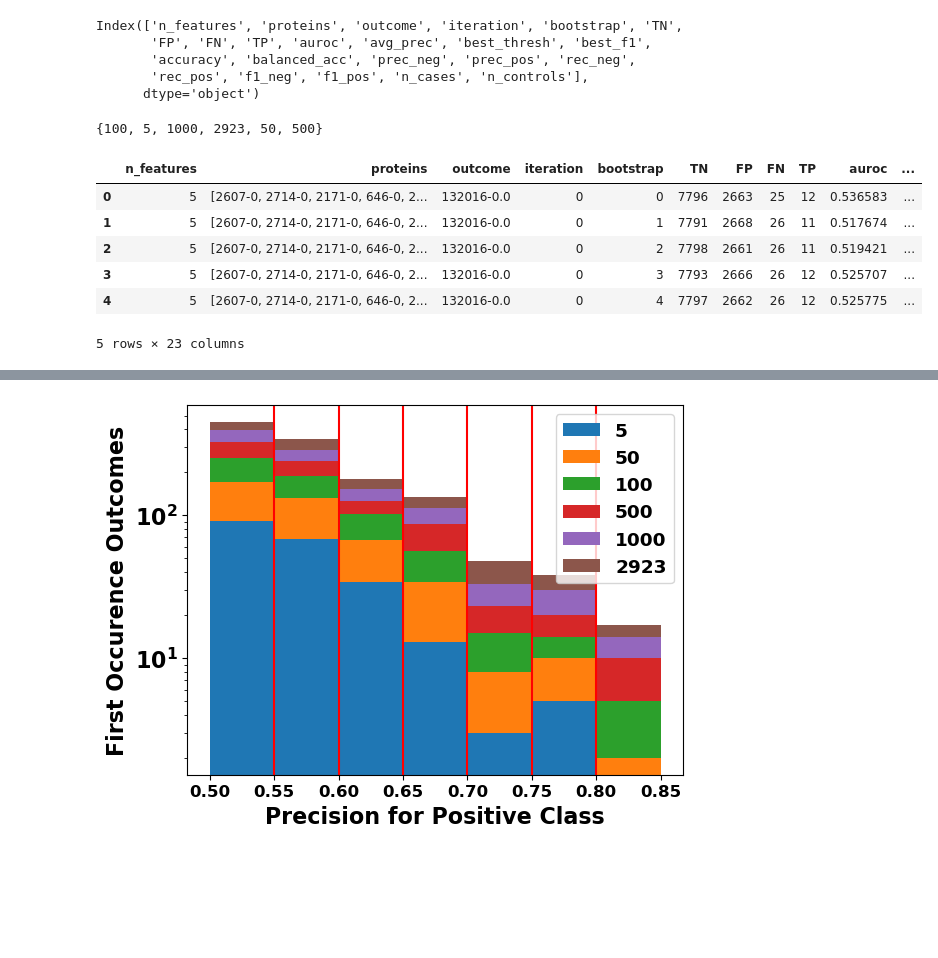
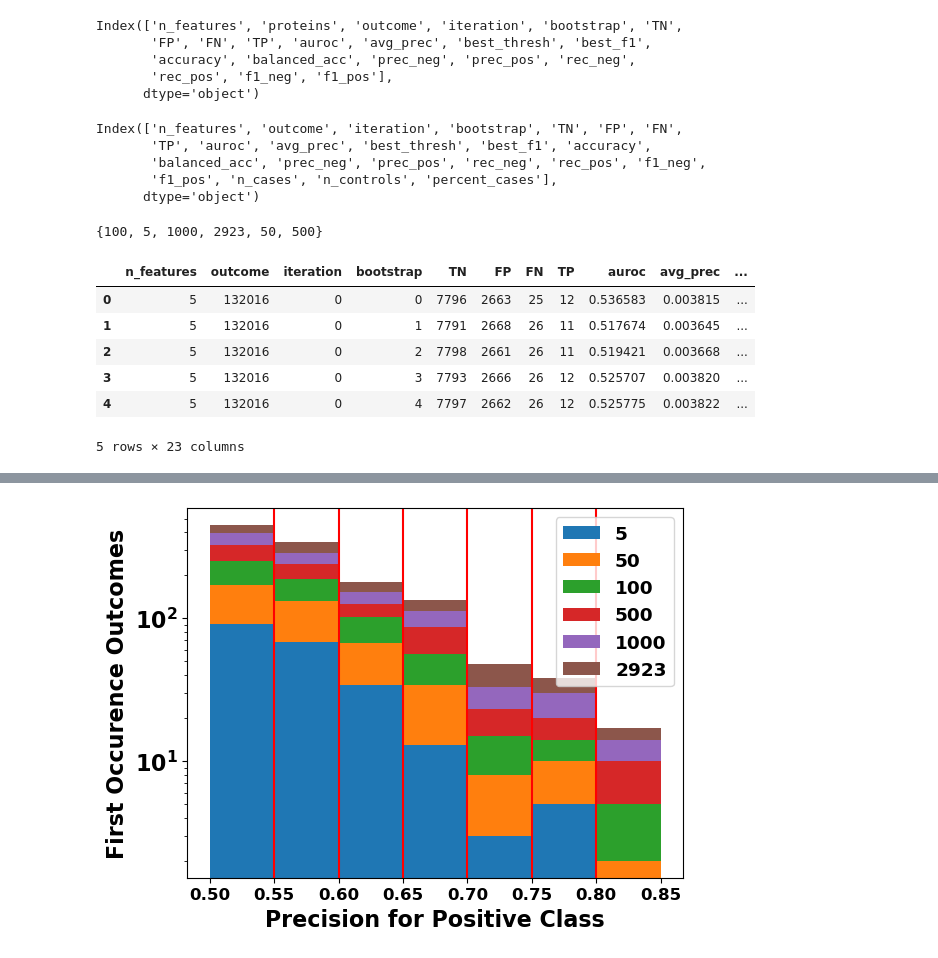
Before and after one commit to RandallJEllis/rfb, a Jupyter notebook: rfb.ipynb, the cells around one changed output, grey strips where cells are left out. Drawn from its saved outputs; the diff is of its cells as text; code cells hidden in the pictures; blank space fills up the shorter version.

```diff
--- a/rfb.ipynb
+++ b/rfb.ipynb
@@ -43,0 +23,2 @@ res['n_controls'] = res.FP + res.TN
+# %%
+df = pd.read_parquet('../tidy_data/bootstrap/full_bs_results.parquet')
@@ -44,20 +36,32 @@ res['n_controls'] = res.FP + res.TN
 # %%
-res.columns
+df2.columns
 # %% [output]
 Index(['n_features', 'proteins', 'outcome', 'iteration', 'bootstrap', 'TN',
        'FP', 'FN', 'TP', 'auroc', 'avg_prec', 'best_thresh', 'best_f1',
        'accuracy', 'balanced_acc', 'prec_neg', 'prec_pos', 'rec_neg',
-       'rec_pos', 'f1_neg', 'f1_pos', 'n_cases', 'n_controls'],
+       'rec_pos', 'f1_neg', 'f1_pos'],
       dtype='object')
+# %%
+df['n_cases'] = df.FN + df.TP
+df['n_controls'] = df.FP + df.TN
+df['percent_cases'] = 100 * (df['n_cases'] / (df['n_cases'] + df['n_controls']))
+# %%
+df.columns
+# %% [output]
+Index(['n_features', 'outcome', 'iteration', 'bootstrap', 'TN', 'FP', 'FN',
+       'TP', 'auroc', 'avg_prec', 'best_thresh', 'best_f1', 'accuracy',
+       'balanced_acc', 'prec_neg', 'prec_pos', 'rec_neg', 'rec_pos', 'f1_neg',
+       'f1_pos', 'n_cases', 'n_controls', 'percent_cases'],
+      dtype='object')
 # %%
-print(set(res.n_features))
-res.head()
+print(set(df.n_features))
+df.head()
 # %% [output]
 {100, 5, 1000, 2923, 50, 500}
-|  | n_features | proteins | outcome | iteration | bootstrap | TN | FP | FN | TP | auroc | ... |
-| 0 | 5 | [2607-0, 2714-0, 2171-0, 646-0, 2... | 132016-0.0 | 0 | 0 | 7796 | 2663 | 25 | 12 | 0.536583 | ... |
-| 1 | 5 | [2607-0, 2714-0, 2171-0, 646-0, 2... | 132016-0.0 | 0 | 1 | 7791 | 2668 | 26 | 11 | 0.517674 | ... |
-| 2 | 5 | [2607-0, 2714-0, 2171-0, 646-0, 2... | 132016-0.0 | 0 | 2 | 7798 | 2661 | 26 | 11 | 0.519421 | ... |
-| 3 | 5 | [2607-0, 2714-0, 2171-0, 646-0, 2... | 132016-0.0 | 0 | 3 | 7793 | 2666 | 26 | 12 | 0.525707 | ... |
-| 4 | 5 | [2607-0, 2714-0, 2171-0, 646-0, 2... | 132016-0.0 | 0 | 4 | 7797 | 2662 | 26 | 12 | 0.525775 | ... |
+|  | n_features | outcome | iteration | bootstrap | TN | FP | FN | TP | auroc | avg_prec | ... |
+| 0 | 5 | 132016 | 0 | 0 | 7796 | 2663 | 25 | 12 | 0.536583 | 0.003815 | ... |
+| 1 | 5 | 132016 | 0 | 1 | 7791 | 2668 | 26 | 11 | 0.517674 | 0.003645 | ... |
+| 2 | 5 | 132016 | 0 | 2 | 7798 | 2661 | 26 | 11 | 0.519421 | 0.003668 | ... |
+| 3 | 5 | 132016 | 0 | 3 | 7793 | 2666 | 26 | 12 | 0.525707 | 0.003820 | ... |
+| 4 | 5 | 132016 | 0 | 4 | 7797 | 2662 | 26 | 12 | 0.525775 | 0.003822 | ... |
 5 rows × 23 columns
```
Also changed, not shown: parts of 15 cells of this notebook, 2 other files.
